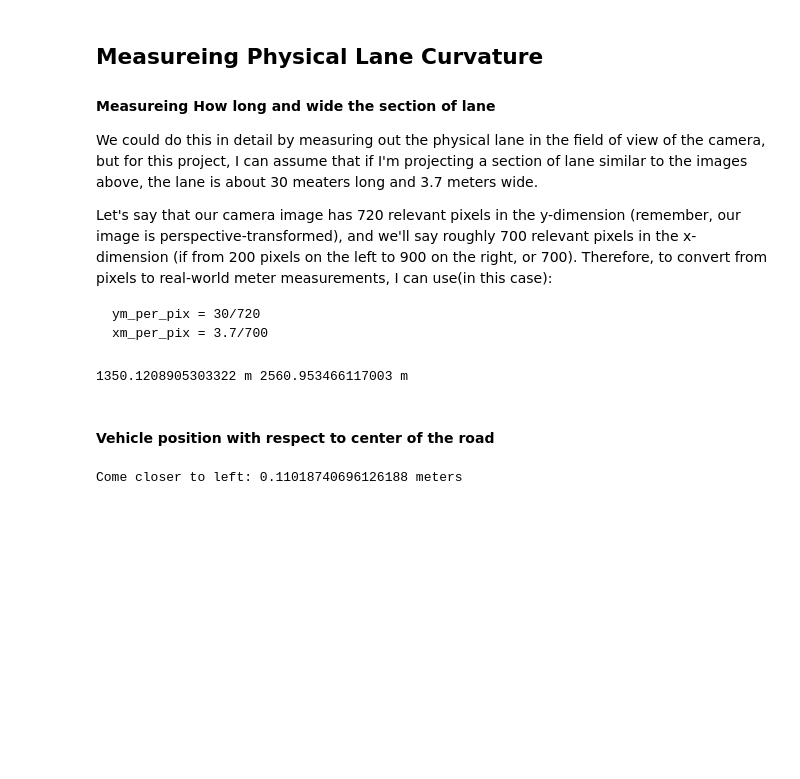
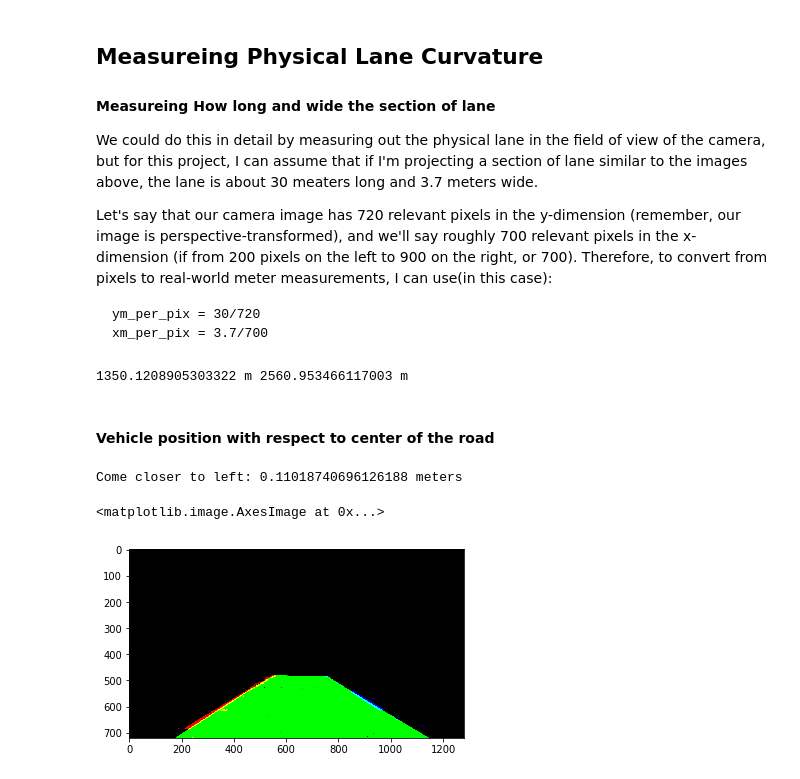
Before and after one commit to MasanaoMatsuda/finding-lane-lines, a Jupyter notebook: AdvancedLaneFinding/AdvancedLaneFinding.ipynb, the cells around one changed output. Cells and saved outputs as stored; diff of their text form; code cells hidden in the pictures; blank space fills up the shorter version.

Commit message:
draw lane area mask

```diff
--- a/AdvancedLaneFinding/AdvancedLaneFinding.ipynb
+++ b/AdvancedLaneFinding/AdvancedLaneFinding.ipynb
@@ -226,6 +226,7 @@ dst = np.float32(
      [245, 463]])
 
 M = cv2.getPerspectiveTransform(src, dst)
+Minv = cv2.getPerspectiveTransform(dst, src)
 # %%
 warped = cv2.warpPerspective(binary, M, (rimg.shape[1], rimg.shape[0]), flags=cv2.INTER_LINEAR)
 
@@ -447,3 +448,29 @@ else:
     print("Just Center!!")
 # %% [output]
 Come closer to left: 0.11018740696126188 meters
+# %%
+def draw_lane_area(image, plotx_left, plotx_right, color=[0,255,0]):
+    canvas = np.zeros((image.shape[0], image.shape[1], 3), dtype=np.uint8)
+    mgrid = np.mgrid[0:image.shape[0], 0:image.shape[1]]
+    is_lane_area =[]
+    for i, row in enumerate(mgrid[1]):
+        is_lane = (row > plotx_left[i]) & (row < plotx_right[i])
+        is_lane_area.append(is_lane)
+    canvas[is_lane_area] = color
+    return canvas
+# %%
+def color_lane_lines(binary_img, ly, lx, ry, yx, l_color=[255,0,0], r_color=[0,0,255]):
+    out_img = np.dstack((binary_img, binary_img, binary_img))
+    out_img[ly, lx] = l_color
+    out_img[ry, yx] = r_color
+    return out_img.astype('uint8')
+# %%
+area_colored_img = draw_lane_area(warped, plotx_left, plotx_right)
+line_colored_img = color_lane_lines(warped, target_ly, target_lx, target_ry, target_rx)
+combined = area_colored_img + line_colored_img
+unwarped = cv2.warpPerspective(combined, Minv, (rimg.shape[1], rimg.shape[0]), flags=cv2.INTER_LINEAR)
+# %%
+plt.imshow(unwarped)
+# %% [output]
+<matplotlib.image.AxesImage at 0x...>
+[figure, added]
```
Also changed, not shown: parts of 3 cells of this notebook.
